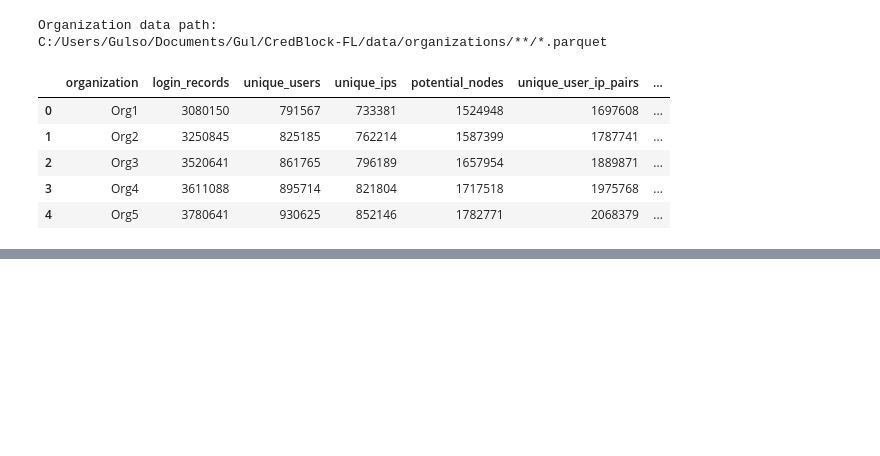
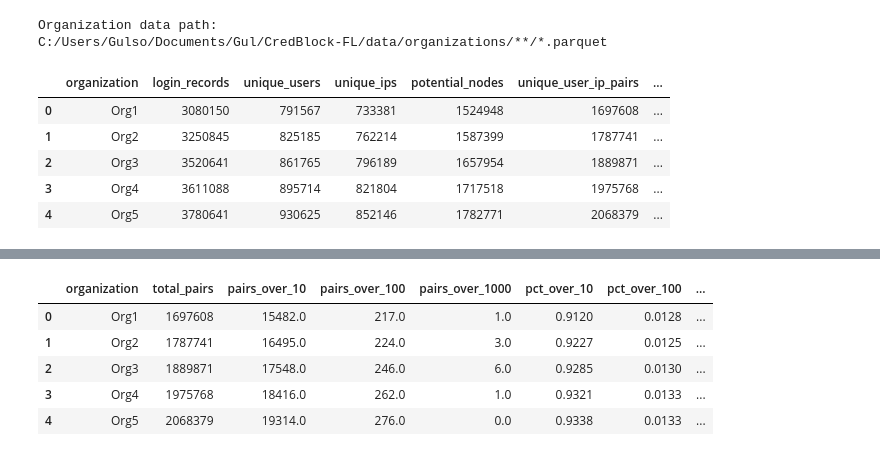
Before and after one commit to gulfatima-git/CredBlock-FL, a Jupyter notebook: notebooks/local_graph_analysis.ipynb, the cells around one changed output, grey strips where cells are left out. Drawn from its saved outputs; the diff is of its cells as text; code cells hidden in the pictures; blank space fills up the shorter version.

```diff
--- a/notebooks/local_graph_analysis.ipynb
+++ b/notebooks/local_graph_analysis.ipynb
@@ -89,0 +159,79 @@ display(graph_sizes)
+# %%
+high_frequency_pairs = duckdb.sql(f"""
+    WITH pair_counts AS (
+        SELECT
+            organization,
+            "User ID",
+            "IP Address",
+            COUNT(*) AS interaction_count
+
+        FROM read_parquet(
+            '{ORG_GLOB}',
+            hive_partitioning = true
+        )
+
+        GROUP BY
+            organization,
+            "User ID",
+            "IP Address"
+    )
+
+    SELECT
+        organization,
+
+        COUNT(*) AS total_pairs,
+
+        SUM(CASE
+            WHEN interaction_count > 10
+            THEN 1 ELSE 0
+        END) AS pairs_over_10,
+
+        SUM(CASE
+            WHEN interaction_count > 100
+            THEN 1 ELSE 0
+        END) AS pairs_over_100,
+
+        SUM(CASE
+            WHEN interaction_count > 1000
+            THEN 1 ELSE 0
+        END) AS pairs_over_1000,
+
+        ROUND(
+            100.0 * SUM(CASE
+                WHEN interaction_count > 10
+                THEN 1 ELSE 0
+            END) / COUNT(*),
+            4
+        ) AS pct_over_10,
+
+        ROUND(
+            100.0 * SUM(CASE
+                WHEN interaction_count > 100
+                THEN 1 ELSE 0
+            END) / COUNT(*),
+            4
+        ) AS pct_over_100,
+
+        ROUND(
+            100.0 * SUM(CASE
+                WHEN interaction_count > 1000
+                THEN 1 ELSE 0
+            END) / COUNT(*),
+            6
+        ) AS pct_over_1000
+
+    FROM pair_counts
+
+    GROUP BY organization
+
+    ORDER BY organization
+""").df()
+
+display(high_frequency_pairs)
+# %% [output]
+|  | organization | total_pairs | pairs_over_10 | pairs_over_100 | pairs_over_1000 | pct_over_10 | pct_over_100 | ... |
+| 0 | Org1 | 1697608 | 15482.0 | 217.0 | 1.0 | 0.9120 | 0.0128 | ... |
+| 1 | Org2 | 1787741 | 16495.0 | 224.0 | 3.0 | 0.9227 | 0.0125 | ... |
+| 2 | Org3 | 1889871 | 17548.0 | 246.0 | 6.0 | 0.9285 | 0.0130 | ... |
+| 3 | Org4 | 1975768 | 18416.0 | 262.0 | 1.0 | 0.9321 | 0.0133 | ... |
+| 4 | Org5 | 2068379 | 19314.0 | 276.0 | 0.0 | 0.9338 | 0.0133 | ... |
```
Also changed, not shown: parts of 7 cells of this notebook.
